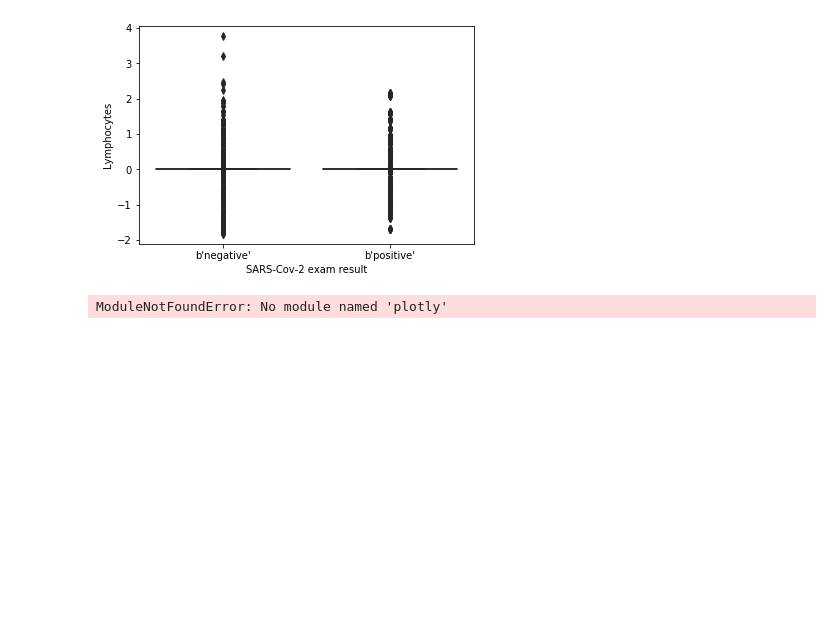
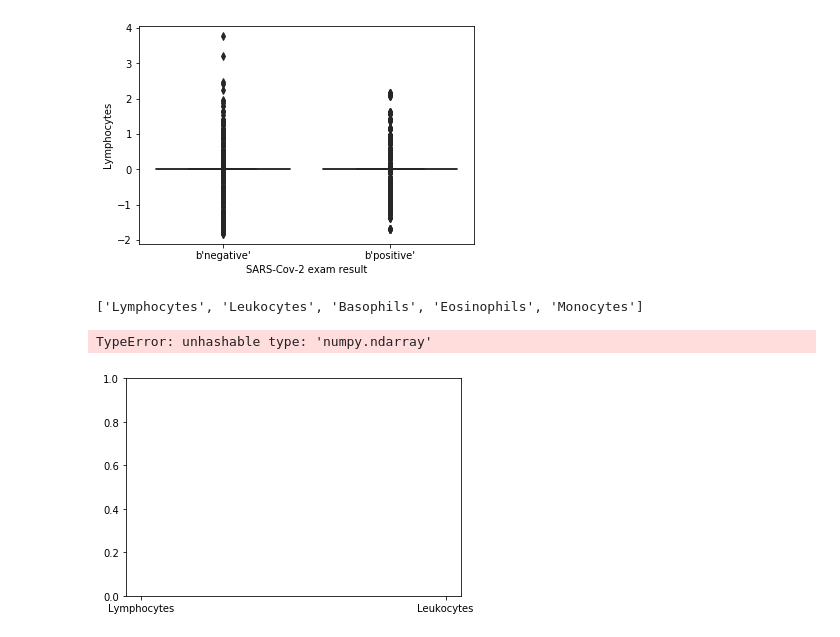
Before and after one commit to nawaritlk/Dataminig_Project_Visualization, a Jupyter notebook: realvisualization.ipynb, the cells around one changed output. Cells and saved outputs as stored; diff of their text form; code cells hidden in the pictures; blank space fills up the shorter version.

Commit message:
making bar plot

```diff
--- a/realvisualization.ipynb
+++ b/realvisualization.ipynb
@@ -73,9 +73,29 @@ balancedata
 ax = sns.boxplot(x="SARS-Cov-2 exam result", y="Lymphocytes",data=balancedata )
 # %% [output]
 [figure]
-# %%
-
-fig = px.box(balancedata, x="SARS-Cov-2 exam result", y="Lymphocytes")
-fig.show()
-# %% [output]
-ModuleNotFoundError: No module named 'plotly'
+# %%
+whiteBloodCell = ['Lymphocytes','Leukocytes','Basophils','Eosinophils','Monocytes']
+# %%
+whiteBloodCell
+# %% [output]
+['Lymphocytes', 'Leukocytes', 'Basophils', 'Eosinophils', 'Monocytes']
+# %%
+virus_data = balancedata[['SARS-Cov-2 exam result','Patient addmited to intensive care unit (1=yes, 0=no)','Respiratory Syncytial Virus','Influenza A','Influenza B','Parainfluenza 1','CoronavirusNL63','Rhinovirus/Enterovirus','Coronavirus HKU1','Parainfluenza 3','Chlamydophila pneumoniae','Adenovirus','Parainfluenza 4','Coronavirus229E','CoronavirusOC43','Inf A H1N1 2009','Bordetella pertussis','Metapneumovirus','Parainfluenza 2','Influenza B, rapid test','Influenza A, rapid test']]
+virus_data = virus_data.replace(b'not_detected', -1)
+virus_data = virus_data.replace(b'detected', 1)
+virus_data['Influenza B, rapid test'].replace({
+        b'negative':'-1',
+        b'positive':'1'
+    }, inplace=True)
+virus_data['Influenza A, rapid test'].replace({
+        b'negative':'-1',
+        b'?':'0',
+        b'positive':'1'
+    }, inplace=True)
+N = 20
+c = ['hsl('+str(h)+',50%'+',50%)' for h in np.linspace(0, 360, N)] #color
+# %%
+plt.bar(whiteBloodCell,virus_data)
+# %% [output]
+TypeError: unhashable type: 'numpy.ndarray'
+[figure, added]
```
Also changed, not shown: parts of 1 cell of this notebook, 2 other files.
